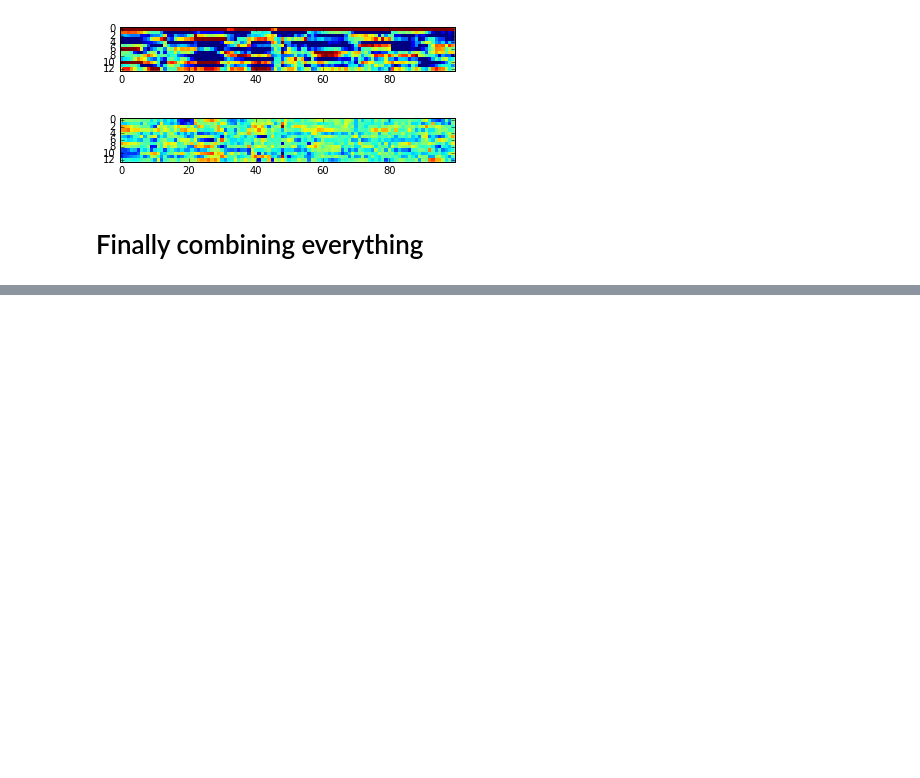
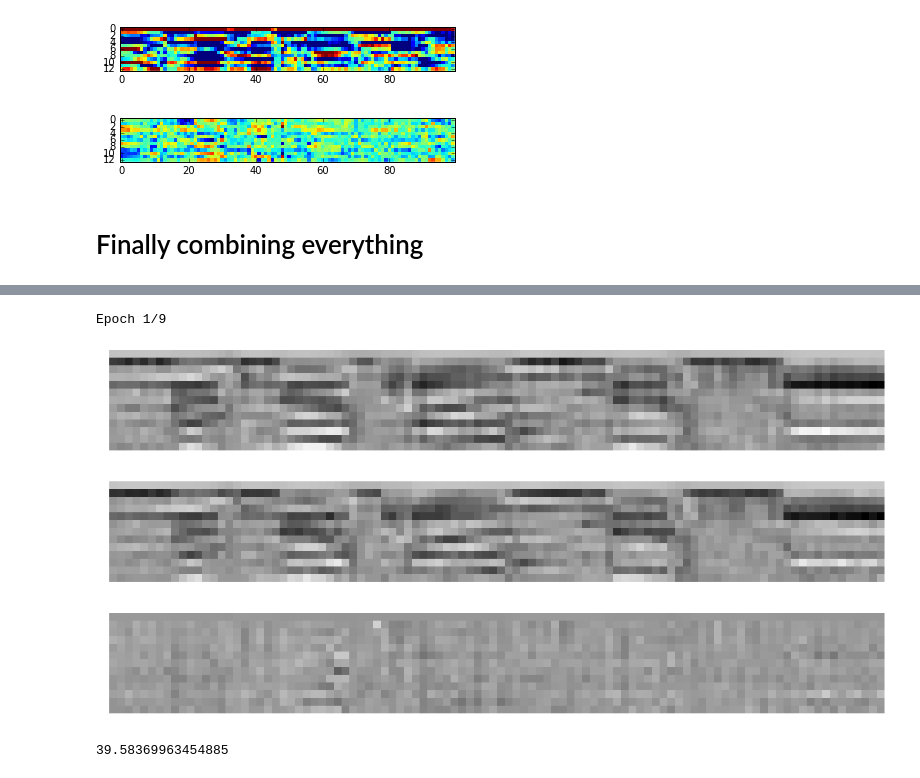
Before and after one commit to chriskamphuis/ASR, a Jupyter notebook: notebooks/Combining everything.ipynb, the cells around one changed output, grey strips where cells are left out. Cells and saved outputs as stored; diff of their text form; code cells hidden in the pictures; blank space fills up the shorter version.

```diff
--- a/notebooks/Combining everything.ipynb
+++ b/notebooks/Combining everything.ipynb
@@ -418,0 +466,9 @@ ________________________________________________________________________________
+# %%
+reduce_lr = ReduceLROnPlateau(monitor='loss', factor=0.2,
+                              patience=0)
+# %%
+model_mfcc.load_weights('long_training_1_epoch_together.hdf5')  #'long_training_individual.hdf5')
+# %%
+model_mfcc.fit(np.expand_dims(p_norm_in, axis=2), mfcc_out, callbacks=[reduce_lr], epochs=9)
+# %% [output]
+Epoch 1/9
@@ -418,0 +477,21 @@ ________________________________________________________________________________
+# %%
+y_pred = model_mfcc.predict(np.expand_dims(p_norm_in[100:200], axis=2))
+# %%
+fig = plt.figure(figsize=(20,10))
+plt.subplot(311)
+plt.imshow(mfcc_out[100:200].T, interpolation='none', vmin=-62, vmax=40, cmap='gray')
+plt.axis('off')
+plt.subplot(312)
+plt.imshow(y_pred.T, interpolation='none', vmin=-62, vmax=40, cmap='gray')
+plt.axis('off')
+plt.tight_layout()
+plt.subplot(313)
+plt.imshow(mfcc_out[100:200].T-y_pred.T, interpolation='none', vmin=-62, vmax=40, cmap='gray')
+plt.axis('off')
+plt.show()
+# %% [output]
+[figure, added]
+# %%
+np.max(mfcc_out[100:200])
+# %% [output]
+39.58369963454885
```
Also changed, not shown: parts of 24 cells of this notebook.
